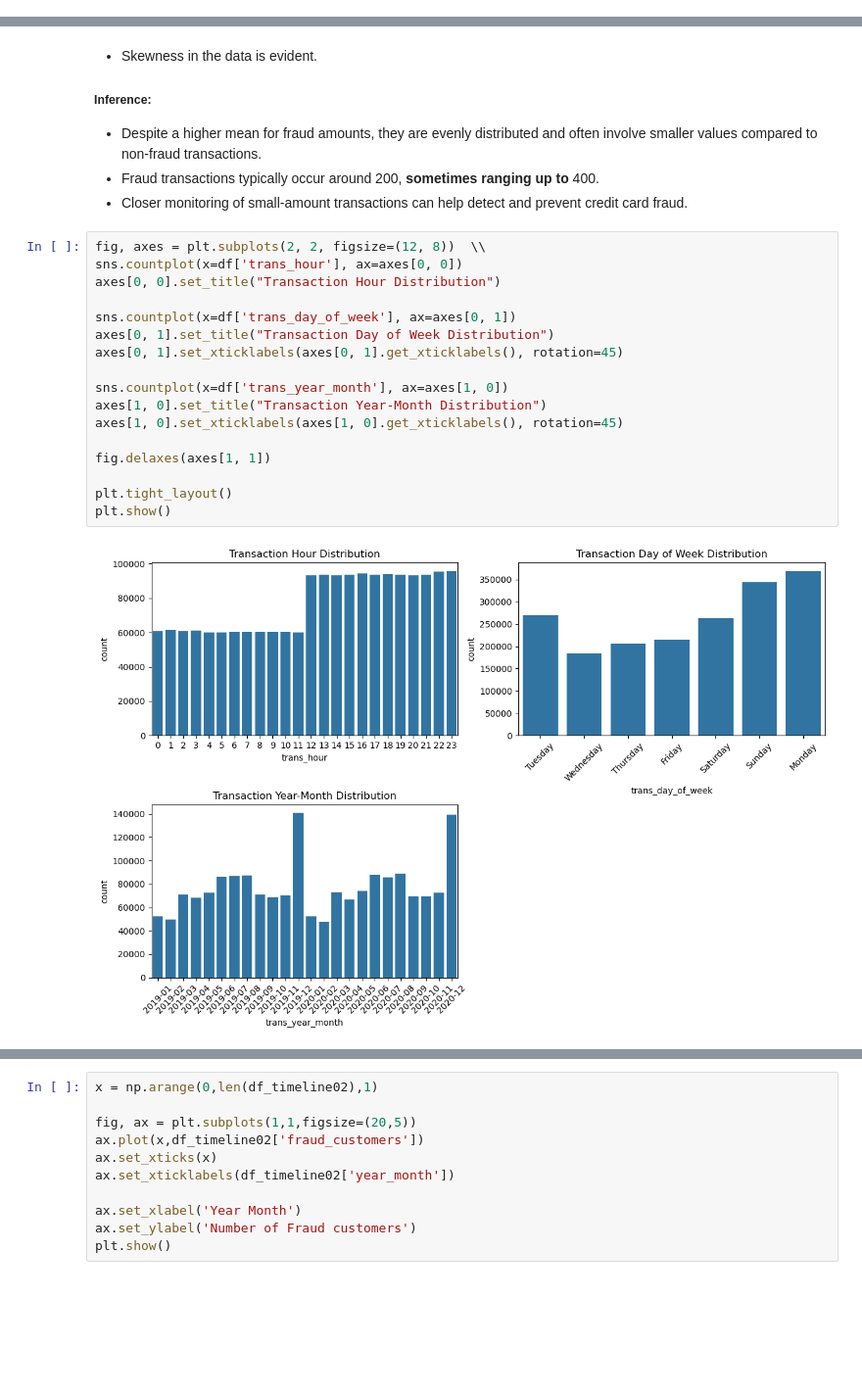
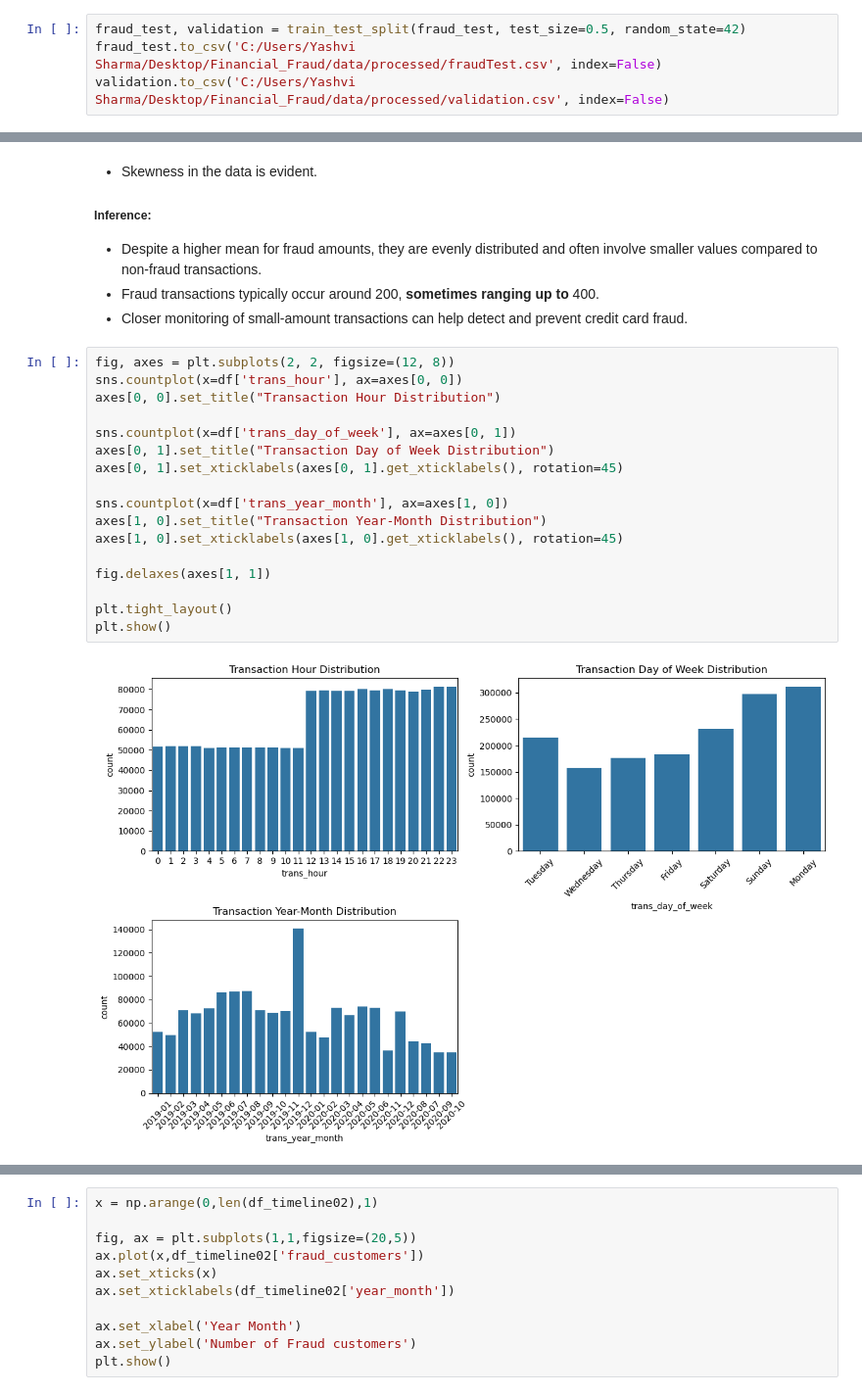
Before and after one commit to yashvisharma1204/financial_fraud_detection, a Jupyter notebook: notebooks/credit-card-fraud.ipynb, the cells around one changed output, grey strips where cells are left out. Shown at 98% size. Drawn from its saved outputs; the diff is of its cells as text; blank space fills up the shorter version.

```diff
--- a/notebooks/credit-card-fraud.ipynb
+++ b/notebooks/credit-card-fraud.ipynb
@@ -9,6 +10,10 @@ import seaborn as sns
 fraud_train = pd.read_csv('C:/Users/Yashvi Sharma/Desktop/Financial_Fraud/data/raw/fraudTrain.csv')
 # %%
 fraud_test = pd.read_csv('C:/Users/Yashvi Sharma/Desktop/Financial_Fraud/data/raw/fraudTest.csv')
+# %%
+fraud_test, validation = train_test_split(fraud_test, test_size=0.5, random_state=42)
+fraud_test.to_csv('C:/Users/Yashvi Sharma/Desktop/Financial_Fraud/data/processed/fraudTest.csv', index=False)
+validation.to_csv('C:/Users/Yashvi Sharma/Desktop/Financial_Fraud/data/processed/validation.csv', index=False)
 # %%
 df = pd.concat([fraud_train, fraud_test]).reset_index()
 # %%
@@ -218,24 +208,24 @@ plt.show()
 - Fraud transactions typically occur around 200, **sometimes ranging up to** 400.
 - Closer monitoring of small-amount transactions can help detect and prevent credit card fraud.
 # %%
-fig, axes = plt.subplots(2, 2, figsize=(12, 8))  \\
+fig, axes = plt.subplots(2, 2, figsize=(12, 8))
 sns.countplot(x=df['trans_hour'], ax=axes[0, 0])
 axes[0, 0].set_title("Transaction Hour Distribution")
 
 sns.countplot(x=df['trans_day_of_week'], ax=axes[0, 1])
 axes[0, 1].set_title("Transaction Day of Week Distribution")
 axes[0, 1].set_xticklabels(axes[0, 1].get_xticklabels(), rotation=45)
 
 sns.countplot(x=df['trans_year_month'], ax=axes[1, 0])
 axes[1, 0].set_title("Transaction Year-Month Distribution")
 axes[1, 0].set_xticklabels(axes[1, 0].get_xticklabels(), rotation=45)
 
 fig.delaxes(axes[1, 1])
 
 plt.tight_layout()
 plt.show()
 # %% [output]
-[figure, old version]
+[figure, new version]
 # %%
 df_timeline01 = df.groupby(df['trans_year_month'])[['trans_num','cc_num']].nunique().reset_index()
 df_timeline01.columns = ['year_month','num_of_transactions','customers']
```
Also changed, not shown: parts of 46 cells of this notebook.
